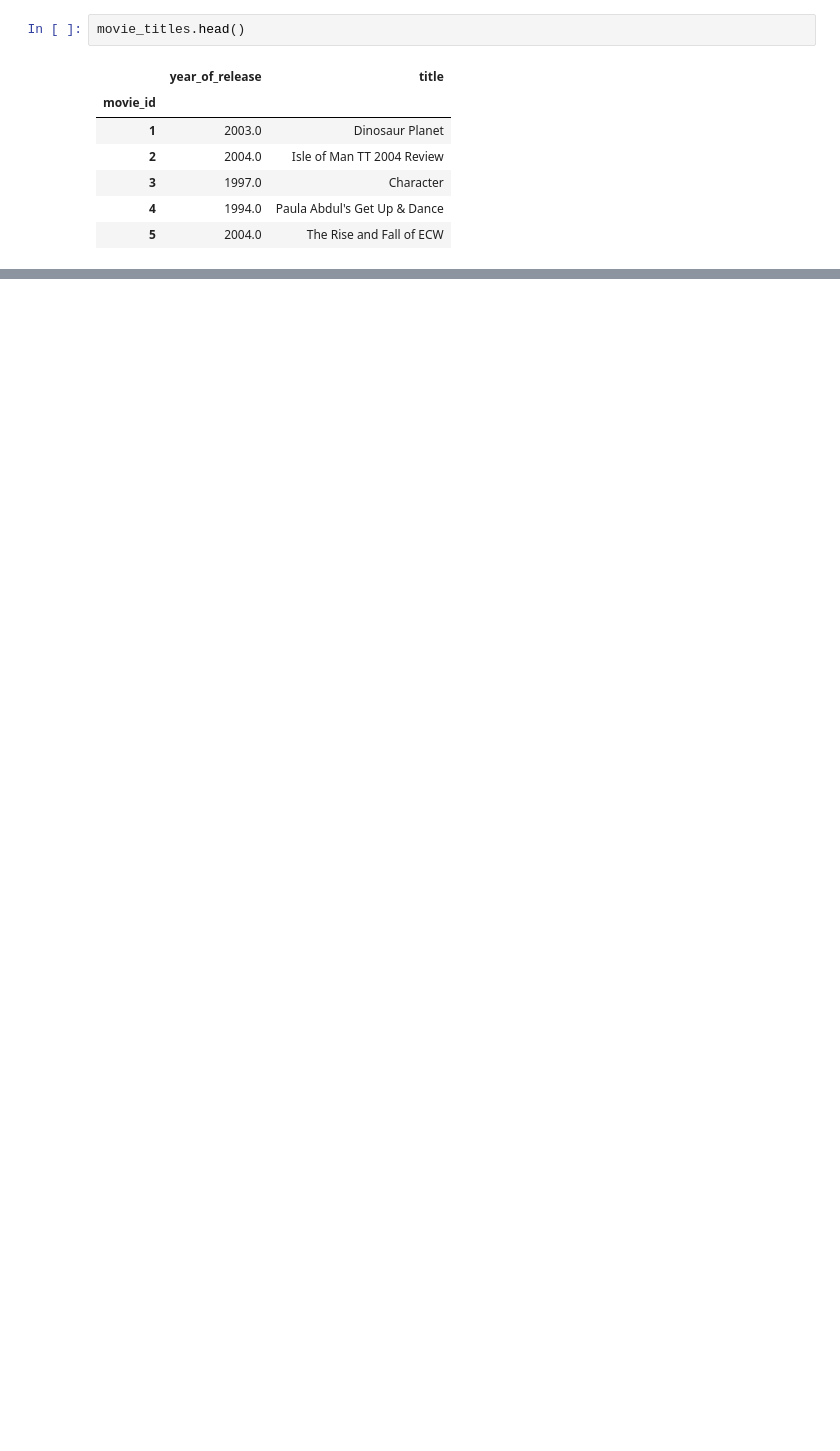
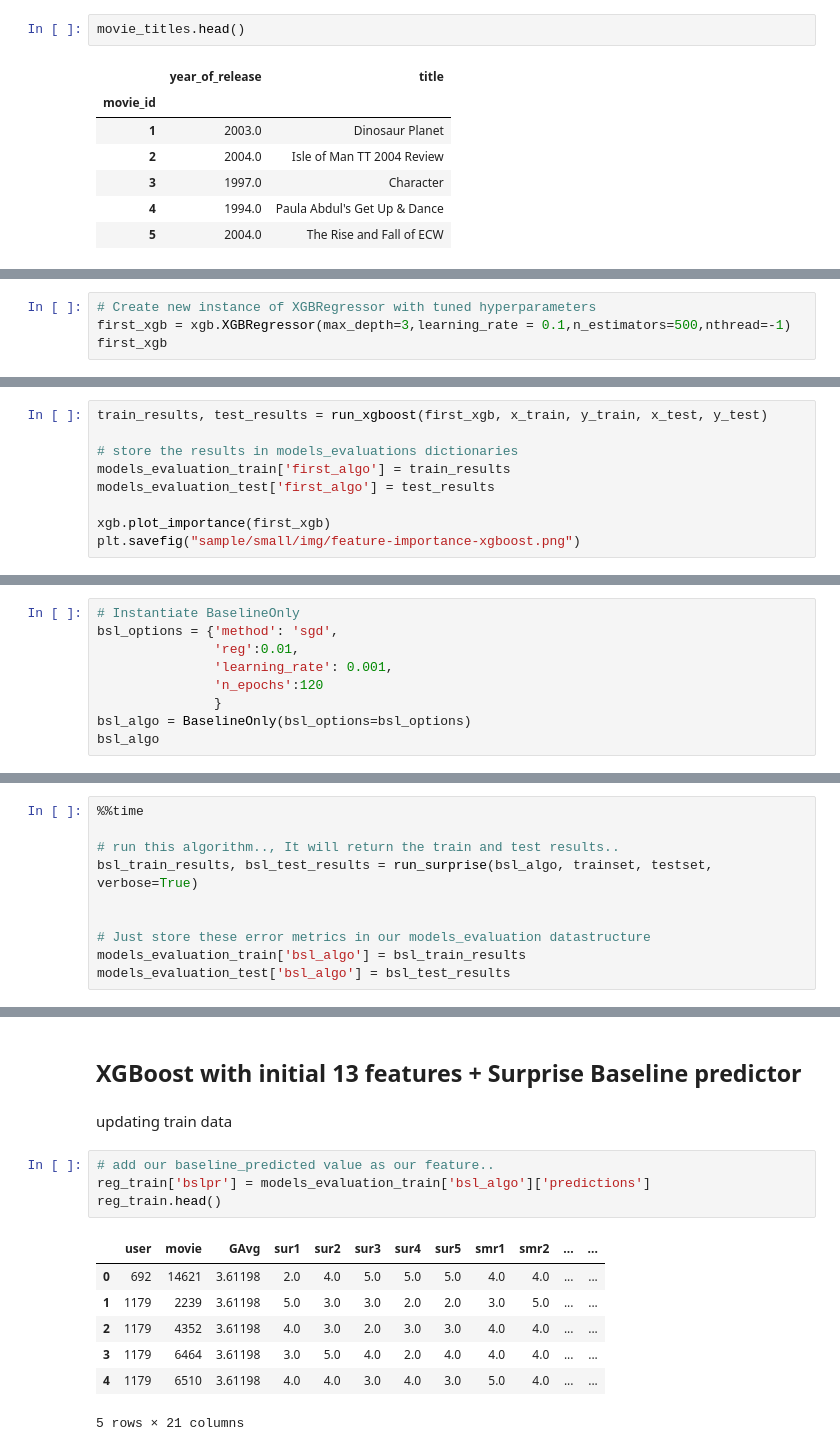
Before and after one commit to shoryasethia/AIC-Manager-Recruitment, a Jupyter notebook: Recommender-Systems/movie-recommender.ipynb, the cells around one changed output, grey strips where cells are left out. Drawn from its saved outputs; the diff is of its cells as text; blank space fills up the shorter version.

```diff
--- a/Recommender-Systems/movie-recommender.ipynb
+++ b/Recommender-Systems/movie-recommender.ipynb
@@ -954,0 +1651,4 @@ movie_titles.loc[sim_indices[:10]]
+# %%
+# Create new instance of XGBRegressor with tuned hyperparameters
+first_xgb = xgb.XGBRegressor(max_depth=3,learning_rate = 0.1,n_estimators=500,nthread=-1)
+first_xgb
@@ -954,0 +1667,9 @@ movie_titles.loc[sim_indices[:10]]
+# %%
+train_results, test_results = run_xgboost(first_xgb, x_train, y_train, x_test, y_test)
+
+# store the results in models_evaluations dictionaries
+models_evaluation_train['first_algo'] = train_results
+models_evaluation_test['first_algo'] = test_results
+
+xgb.plot_importance(first_xgb)
+plt.savefig("sample/small/img/feature-importance-xgboost.png")
@@ -954,0 +1694,9 @@ movie_titles.loc[sim_indices[:10]]
+# %%
+# Instantiate BaselineOnly
+bsl_options = {'method': 'sgd',
+               'reg':0.01,
+               'learning_rate': 0.001,
+               'n_epochs':120
+               }
+bsl_algo = BaselineOnly(bsl_options=bsl_options)
+bsl_algo
@@ -954,0 +1705,10 @@ movie_titles.loc[sim_indices[:10]]
+# %%
+%%time
+
+# run this algorithm.., It will return the train and test results..
+bsl_train_results, bsl_test_results = run_surprise(bsl_algo, trainset, testset, verbose=True)
+
+
+# Just store these error metrics in our models_evaluation datastructure
+models_evaluation_train['bsl_algo'] = bsl_train_results
+models_evaluation_test['bsl_algo'] = bsl_test_results
@@ -954,0 +1733,16 @@ movie_titles.loc[sim_indices[:10]]
+# %% [markdown]
+## XGBoost with initial 13 features + Surprise Baseline predictor
+# %% [markdown]
+updating train data
+# %%
+# add our baseline_predicted value as our feature..
+reg_train['bslpr'] = models_evaluation_train['bsl_algo']['predictions']
+reg_train.head()
+# %% [output]
+|  | user | movie | GAvg | sur1 | sur2 | sur3 | sur4 | sur5 | smr1 | smr2 | ... | ... |
+| 0 | 692 | 14621 | 3.61198 | 2.0 | 4.0 | 5.0 | 5.0 | 5.0 | 4.0 | 4.0 | ... | ... |
+| 1 | 1179 | 2239 | 3.61198 | 5.0 | 3.0 | 3.0 | 2.0 | 2.0 | 3.0 | 5.0 | ... | ... |
+| 2 | 1179 | 4352 | 3.61198 | 4.0 | 3.0 | 2.0 | 3.0 | 3.0 | 4.0 | 4.0 | ... | ... |
+| 3 | 1179 | 6464 | 3.61198 | 3.0 | 5.0 | 4.0 | 2.0 | 4.0 | 4.0 | 4.0 | ... | ... |
+| 4 | 1179 | 6510 | 3.61198 | 4.0 | 4.0 | 3.0 | 4.0 | 3.0 | 5.0 | 4.0 | ... | ... |
+5 rows × 21 columns
```
Also changed, not shown: parts of 139 cells of this notebook, 12 other files.
